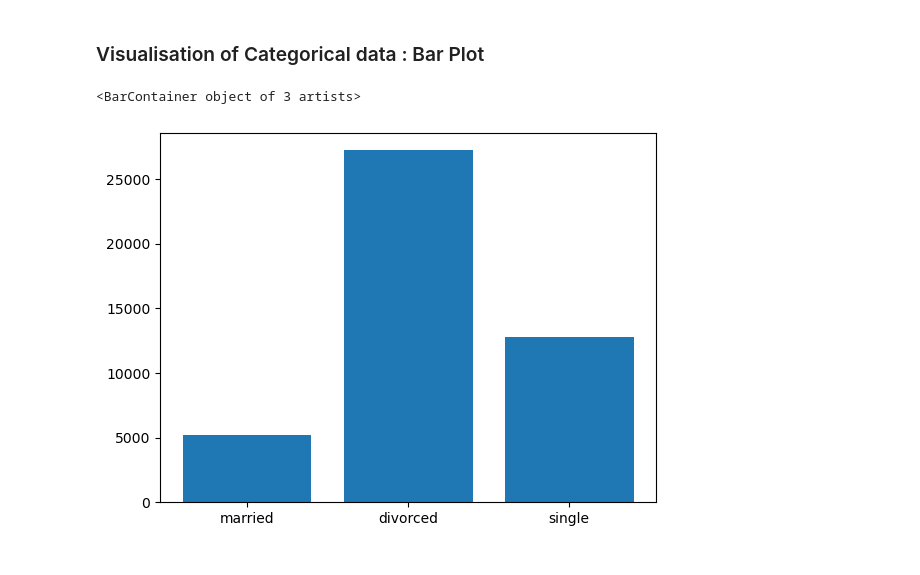
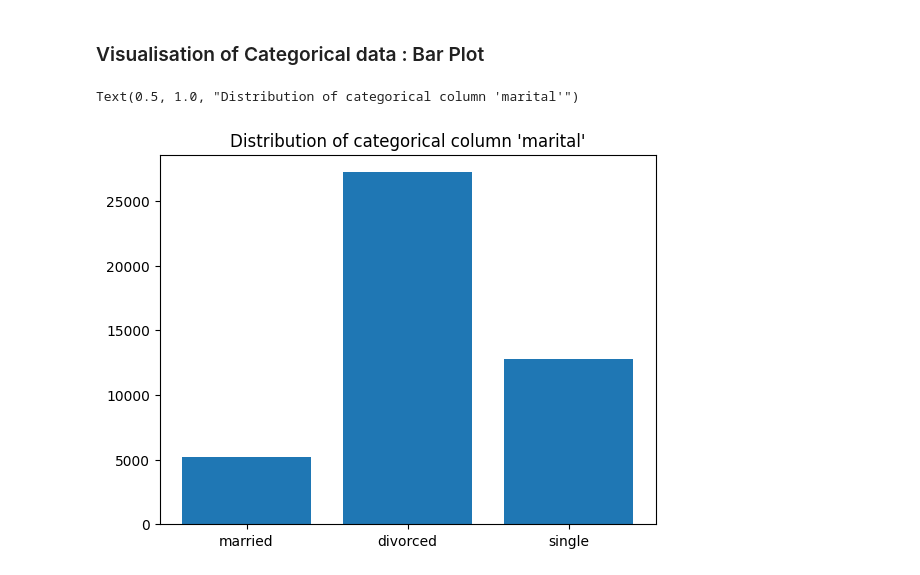
Before and after one commit to KKeshav1101/Prodigy_DS_01, a Jupyter notebook: Task1.ipynb, the cells around one changed output. Drawn from its saved outputs; the diff is of its cells as text; code cells hidden in the pictures.

```diff
--- a/Task1.ipynb
+++ b/Task1.ipynb
@@ -142,7 +147,8 @@ Name: marital, dtype: int64
 ### Visualisation of Categorical data : Bar Plot
 # %%
 plt.bar(['married','divorced','single'],df.groupby('marital')['marital'].count())
+plt.title('Distribution of categorical column \'marital\'')
 #plotting marital
 # %% [output]
-<BarContainer object of 3 artists>
+Text(0.5, 1.0, "Distribution of categorical column 'marital'")
-[figure, old version]
+[figure, new version]
```
Also changed, not shown: parts of 2 cells of this notebook.
